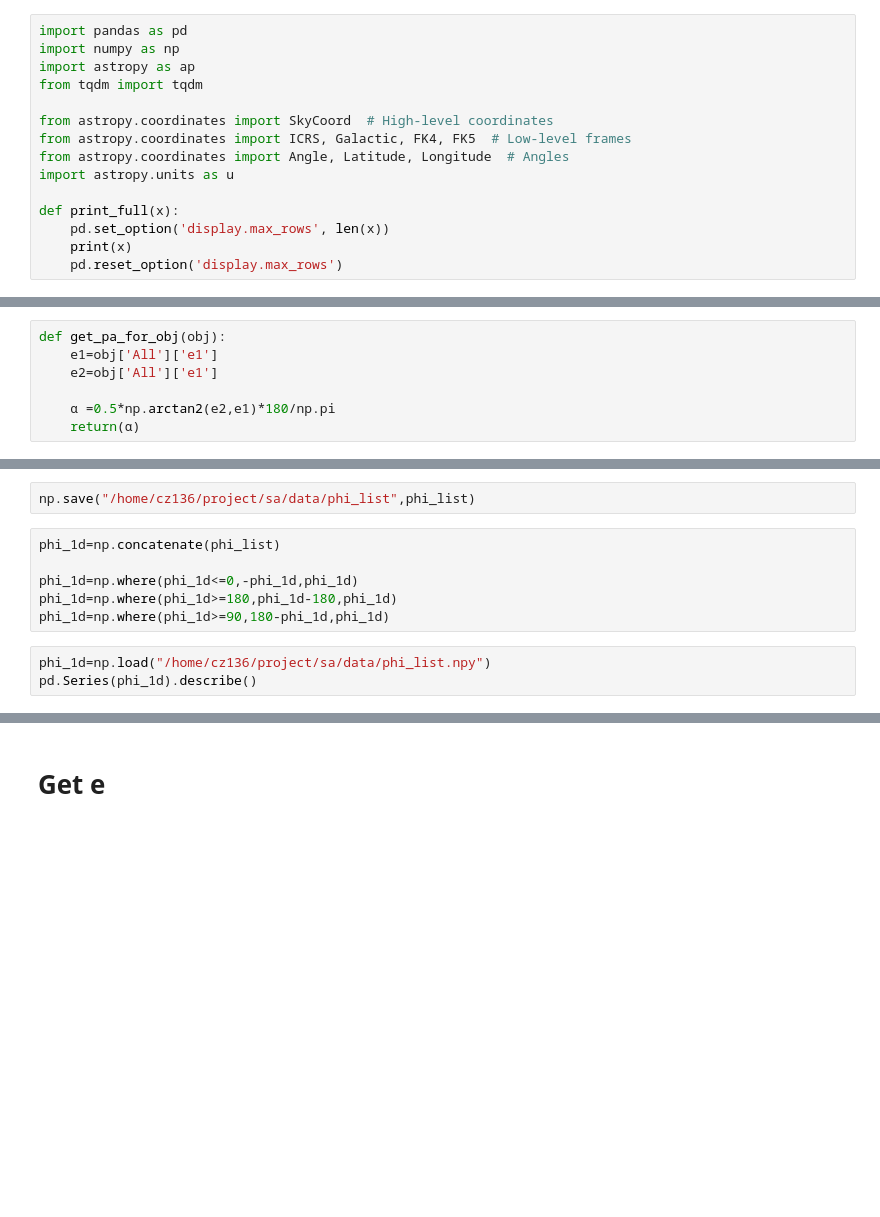
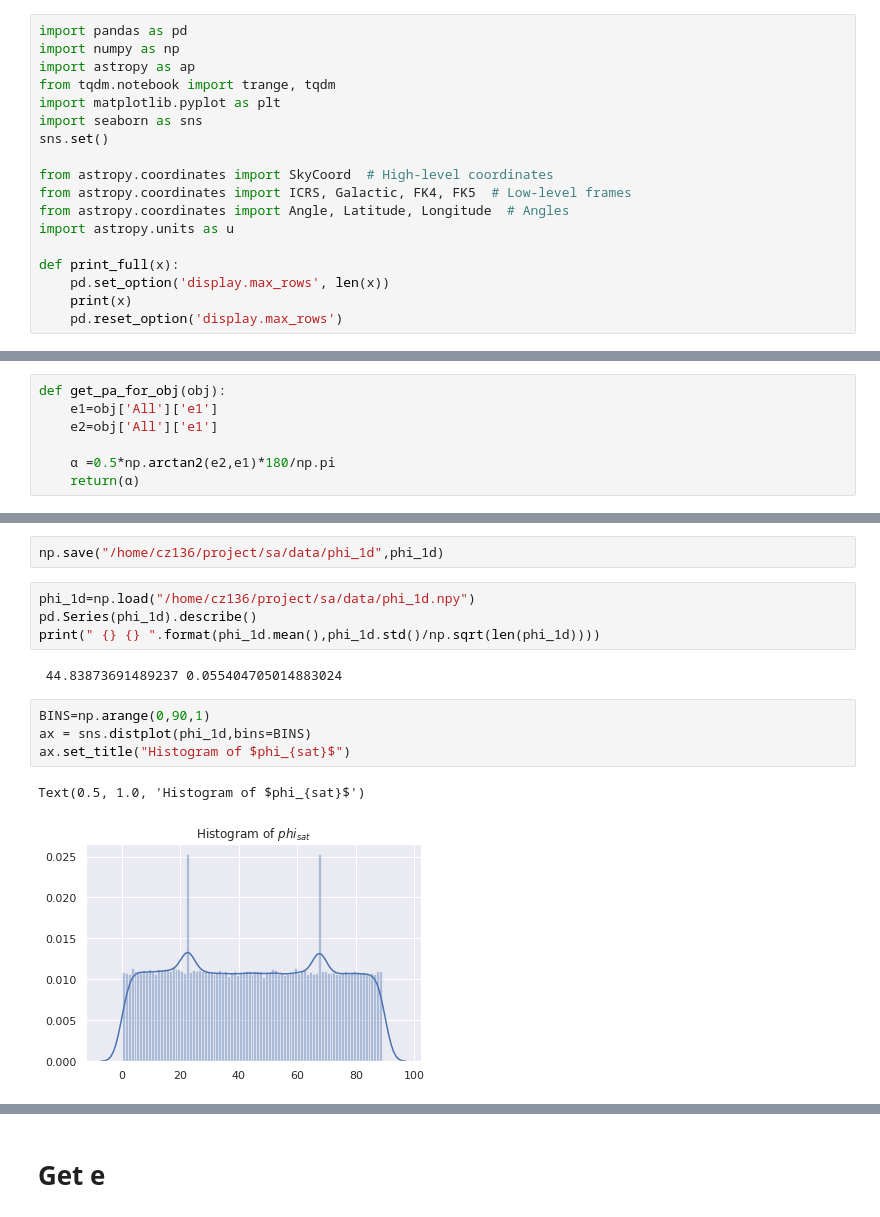
Before and after one commit to aa-12323/sa, a Jupyter notebook: lib/phi_e_sat.ipynb, the cells around one changed output, grey strips where cells are left out. Cells and saved outputs as stored; diff of their text form; blank space fills up the shorter version.

```diff
--- a/lib/phi_e_sat.ipynb
+++ b/lib/phi_e_sat.ipynb
@@ -2,7 +2,10 @@
 import pandas as pd
 import numpy as np
 import astropy as ap
-from tqdm import tqdm
+from tqdm.notebook import trange, tqdm
+import matplotlib.pyplot as plt
+import seaborn as sns
+sns.set()
 
 from astropy.coordinates import SkyCoord  # High-level coordinates
 from astropy.coordinates import ICRS, Galactic, FK4, FK5  # Low-level frames
@@ -98,11 +128,15 @@ KeyError: 3166420309
 # %%
-np.save("/home/cz136/project/sa/data/phi_list",phi_list)
+np.save("/home/cz136/project/sa/data/phi_1d",phi_1d)
-# %%
-phi_1d=np.concatenate(phi_list)
-
-phi_1d=np.where(phi_1d<=0,-phi_1d,phi_1d)
-phi_1d=np.where(phi_1d>=180,phi_1d-180,phi_1d)
-phi_1d=np.where(phi_1d>=90,180-phi_1d,phi_1d)
 # %%
-phi_1d=np.load("/home/cz136/project/sa/data/phi_list.npy")
+phi_1d=np.load("/home/cz136/project/sa/data/phi_1d.npy")
 pd.Series(phi_1d).describe()
+print(" {} {} ".format(phi_1d.mean(),phi_1d.std()/np.sqrt(len(phi_1d))))
+# %% [output]
+ 44.83873691489237 0.055404705014883024
+# %%
+BINS=np.arange(0,90,1)
+ax = sns.distplot(phi_1d,bins=BINS)
+ax.set_title("Histogram of $phi_{sat}$")
+# %% [output]
+Text(0.5, 1.0, 'Histogram of $phi_{sat}$')
+[figure, added]
```
Also changed, not shown: parts of 19 cells of this notebook, 2 other files.
